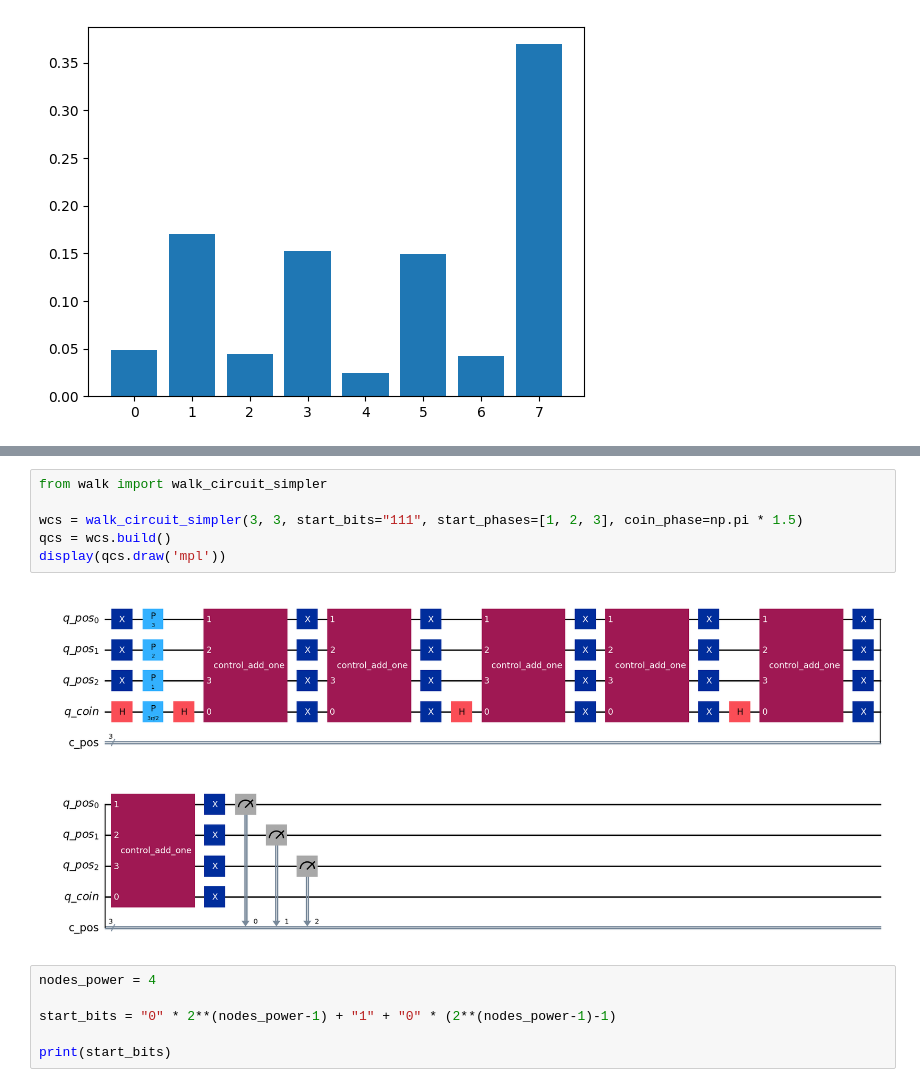
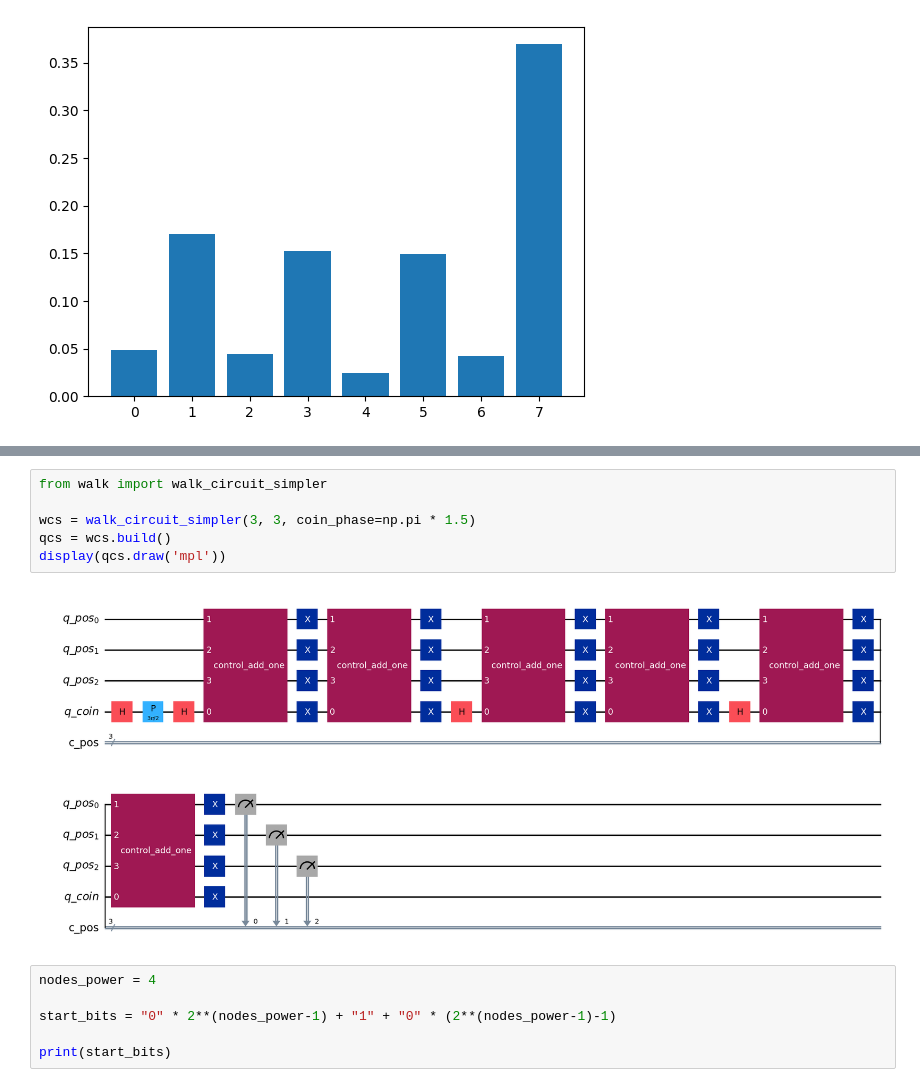
Before and after one commit to filipkojro/qw-defects, a Jupyter notebook: tests.ipynb, the cells around one changed output, grey strips where cells are left out. Cells and saved outputs as stored; diff of their text form.

```diff
--- a/tests.ipynb
+++ b/tests.ipynb
@@ -475,11 +475,11 @@ ax[1].bar(np.arange(2**power_steps), propagationTorino[-1])
 # %%
 from walk import walk_circuit_simpler
 
-wcs = walk_circuit_simpler(3, 3, start_bits="111", start_phases=[1, 2, 3], coin_phase=np.pi * 1.5)
+wcs = walk_circuit_simpler(3, 3, coin_phase=np.pi * 1.5)
 qcs = wcs.build()
 display(qcs.draw('mpl'))
 # %% [output]
-[figure, old version]
+[figure, new version]
 # %%
 nodes_power = 4
 
```
Also changed, not shown: parts of 4 cells of this notebook, 4 other files.
